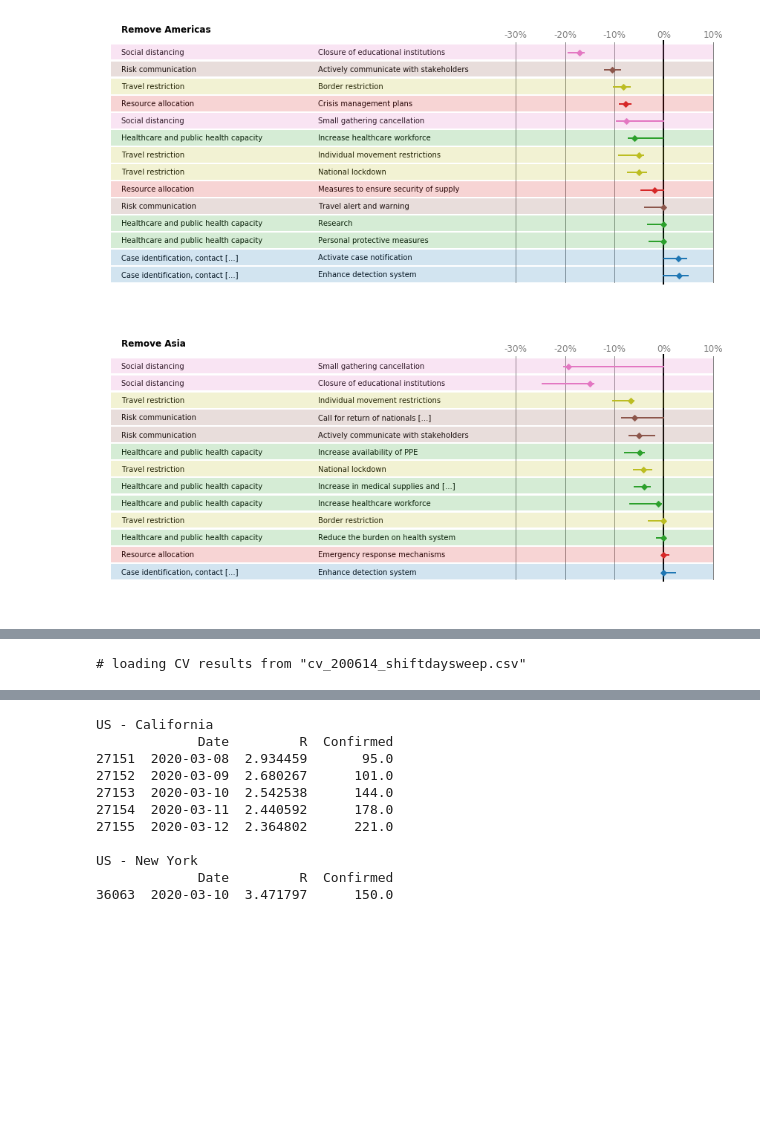
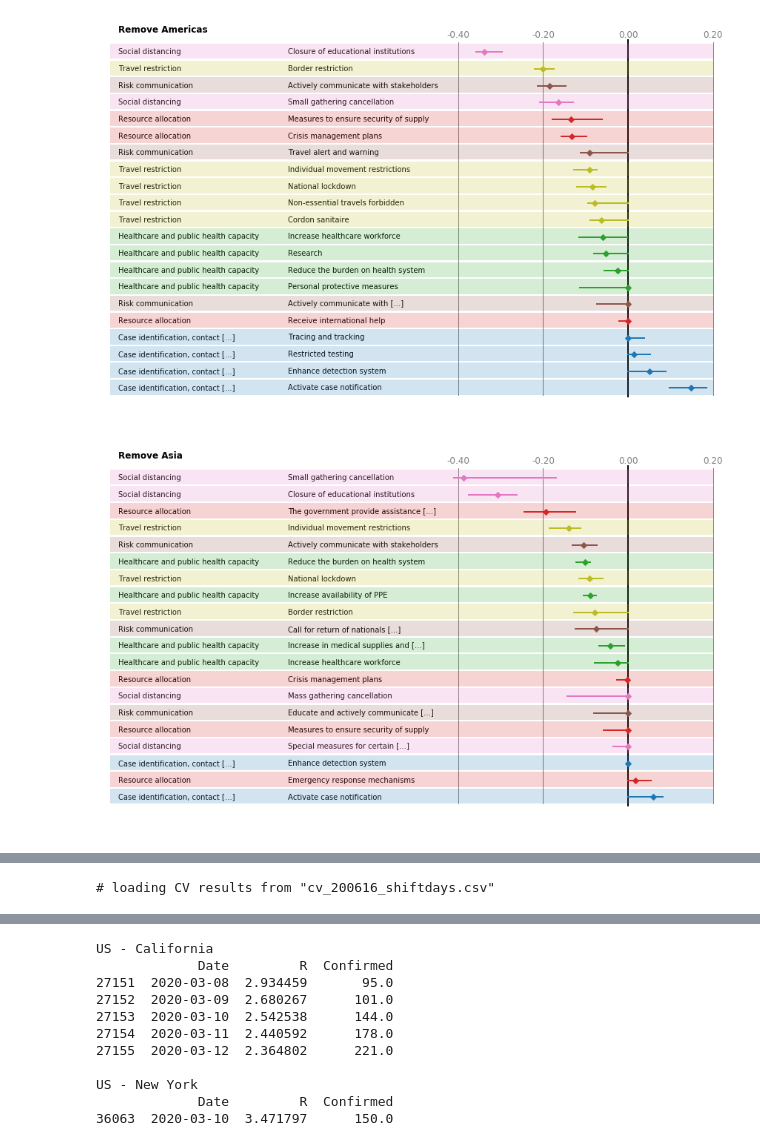
Before and after one commit to lukasgeyrhofer/corona, a Jupyter notebook: NPI measure effects.ipynb, the cells around one changed output, grey strips where cells are left out. Drawn from its saved outputs; the diff is of its cells as text; code cells hidden in the pictures; blank space fills up the shorter version.

```diff
--- a/NPI measure effects.ipynb
+++ b/NPI measure effects.ipynb
@@ -30,7 +30,8 @@ np.seterr(divide = 'ignore');
 
 default_params   = {'ExternalObservableFile': 'COVID19_data_PAPER_VERSION.csv',
                     'resolve_US_states': True,
-                    'FinalDateFromDB': True,
+                    'FinalDateFile': 'CCCSL_enddates.csv',
+                    'FinalDateFileDateFormat': '%Y-%m-%d',
                     'FinalDateExtendWithShiftdays':True}
 # %%
 crossval = cvc.CrossValidation(**default_params)
@@ -86,7 +85,7 @@ crossval_removeEuro.ComputeFinalModels(modelparameters=[(13,1e-2)])
 # %%
-crossval_removeAmer.PlotMeasureListSorted(drop_zeros=True, entryheight=.4,title = 'Remove Americas')
-crossval_removeAsia.PlotMeasureListSorted(drop_zeros=True, entryheight=.4,title = 'Remove Asia')
-crossval_removeEuro.PlotMeasureListSorted(drop_zeros=True, entryheight=.4,title = 'Remove Europe')
+crossval_removeAmer.PlotMeasureListSorted(drop_zeros=True, entryheight=.4, rescale = False, title = 'Remove Americas', graylines = [-40,-20,20])
+crossval_removeAsia.PlotMeasureListSorted(drop_zeros=True, entryheight=.4, rescale = False, title = 'Remove Asia', graylines = [-40,-20,20])
+crossval_removeEuro.PlotMeasureListSorted(drop_zeros=True, entryheight=.4, rescale = False, title = 'Remove Europe', graylines = [-40,-20,20])
 # %% [output]
-[figure, old version]
+[figure, new version]
-[figure, old version]
+[figure, new version]
@@ -100,15 +99,12 @@ crossval_removeEuro.FinalMeasureEffects(additional_columns=['mean','std']).sort_
 crossval.CVresults = None
 
 # run CV for additional plot
-# takes a long time:
+#crossval.RunCV(shiftdaylist = np.arange(22), alphalist = [10**-2.2])
 
-# crossval.RunCV(shiftdaylist=np.arange(22),alphalist = [1e-2])
-
-# rather load from external file again
-
-crossval.LoadCVResults('cv_200614_shiftdaysweep.csv', reset = True)
+# takes a long time, load from external file
+crossval.LoadCVResults('cv_200616_shiftdays.csv')
 # %% [output]
-# loading CV results from "cv_200614_shiftdaysweep.csv"
+# loading CV results from "cv_200616_shiftdays.csv"
 # %%
 def lasso_median(x):
     return x.quantile(.5)
```
Also changed, not shown: parts of 12 cells of this notebook.
